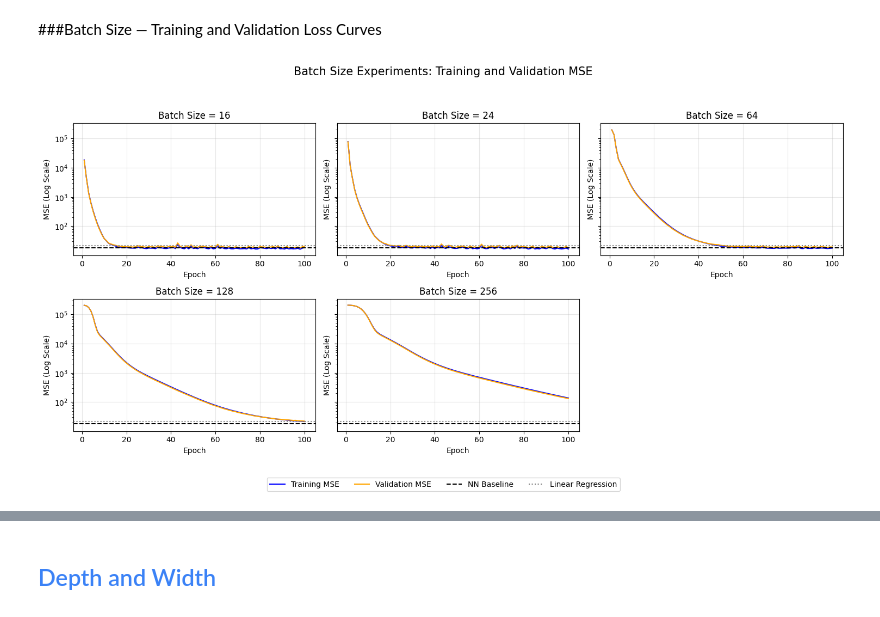
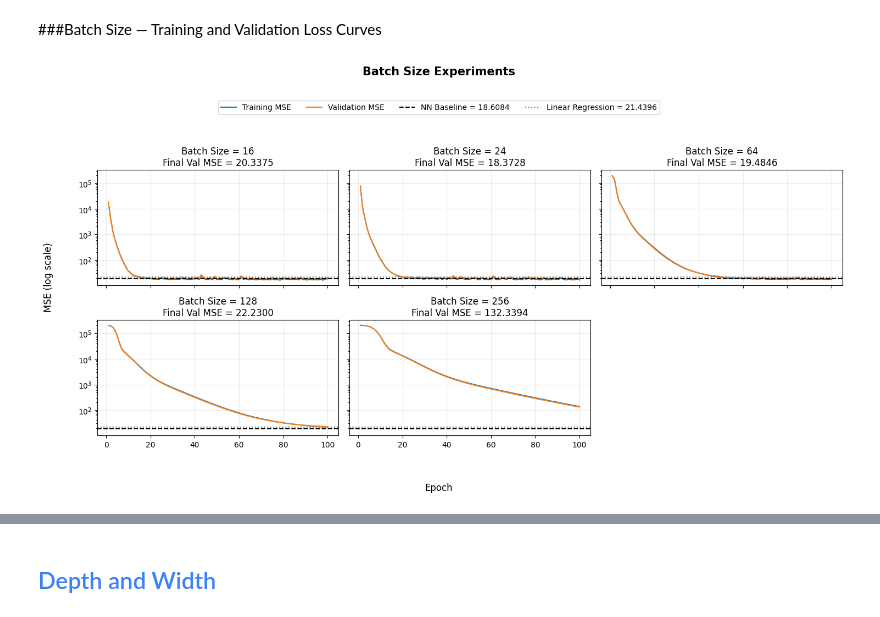
Before and after one commit to DOHA-BASEM3/DS330-Deep-Learning-Project, a Jupyter notebook: CCPP.ipynb, the cells around one changed output, grey strips where cells are left out. Drawn from its saved outputs; the diff is of its cells as text; code cells hidden in the pictures.

```diff
--- a/CCPP.ipynb
+++ b/CCPP.ipynb
@@ -1277,89 +1398,76 @@ display(batch_table.round({
 # %%
 import matplotlib.pyplot as plt
 
-# Batch sizes
 batch_sizes = [16, 24, 64, 128, 256]
-
-# Get results
 batch_lookup = {
-    r["Batch Size"]: r
-    for r in batch_results
+    result["Batch Size"]: result
+    for result in batch_results
 }
 
-# Create subplots
 fig, axes = plt.subplots(
-    2, 3,
+    2,
+    3,
     figsize=(15, 8),
+    sharex=True,
     sharey=True
 )
 
-axes = axes.flatten()
+for ax, batch_size in zip(axes.flat, batch_sizes):
+    result = batch_lookup[batch_size]
+    epochs = range(1, len(result["Val Losses"]) + 1)
 
-for i, bs in enumerate(batch_sizes):
-
-    result = batch_lookup[bs]
-
-    epochs = range(1, len(result["Train Losses"]) + 1)
-
-    # Training MSE
-    axes[i].plot(
+    ax.plot(
         epochs,
         result["Train Losses"],
-        color="blue",
+        color="tab:blue",
         label="Training MSE"
     )
 
-    # Validation MSE
-    axes[i].plot(
+    ax.plot(
         epochs,
         result["Val Losses"],
-        color="orange",
+        color="tab:orange",
         label="Validation MSE"
     )
 
-    # Neural Network baseline
-    axes[i].axhline(
+    ax.axhline(
         nn_val_mse,
         color="black",
         linestyle="--",
-        label="NN Baseline"
+        label=f"NN Baseline = {nn_val_mse:.4f}"
     )
 
-    # Linear Regression reference
-    axes[i].axhline(
+    ax.axhline(
         linear_val_mse,
         color="gray",
         linestyle=":",
-        label="Linear Regression"
+        label=f"Linear Regression = {linear_val_mse:.4f}"
     )
 
-    axes[i].set_title(f"Batch Size = {bs}")
-    axes[i].set_xlabel("Epoch")
-    axes[i].set_ylabel("MSE (Log Scale)")
-    axes[i].set_yscale("log")
-    axes[i].grid(True, alpha=0.3)
+    ax.set_yscale("log")
+    ax.set_title(
+        f"Batch Size = {batch_size}\n"
+        f"Final Val MSE = {result['Val Losses'][-1]:.4f}"
+    )
+    ax.grid(True, alpha=0.25)
 
-# Hide the empty subplot
-axes[5].axis("off")
+axes.flat[-1].set_visible(False)
 
-# Shared legend
-handles, labels = axes[0].get_legend_handles_labels()
-
+handles, labels = axes.flat[0].get_legend_handles_labels()
 fig.legend(
     handles,
     labels,
-    loc="lower center",
+    loc="upper center",
+    bbox_to_anchor=(0.5, 0.91),
     ncol=4
 )
 
-fig.suptitle(
-    "Batch Size Experiments: Training and Validation MSE",
-    fontsize=15
-)
-
-plt.tight_layout(rect=[0, 0.07, 1, 0.94])
+fig.supxlabel("Epoch")
+fig.supylabel("MSE (log scale)")
+fig.suptitle("Batch Size Experiments", fontsize=15, fontweight="bold", y=0.98)
+fig.tight_layout(rect=[0.03, 0.05, 1, 0.86])
 plt.show()
 # %% [output]
-[figure, old version]
+[figure, new version]
 # %%
 
```
Also changed, not shown: parts of 55 cells of this notebook.
